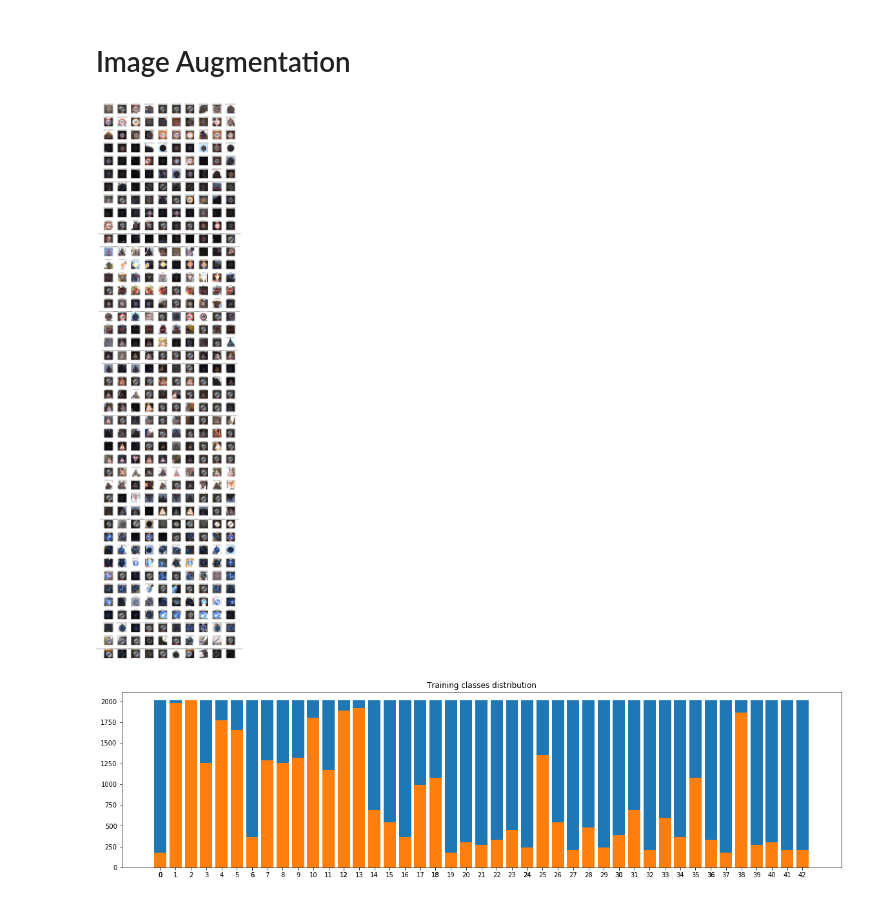
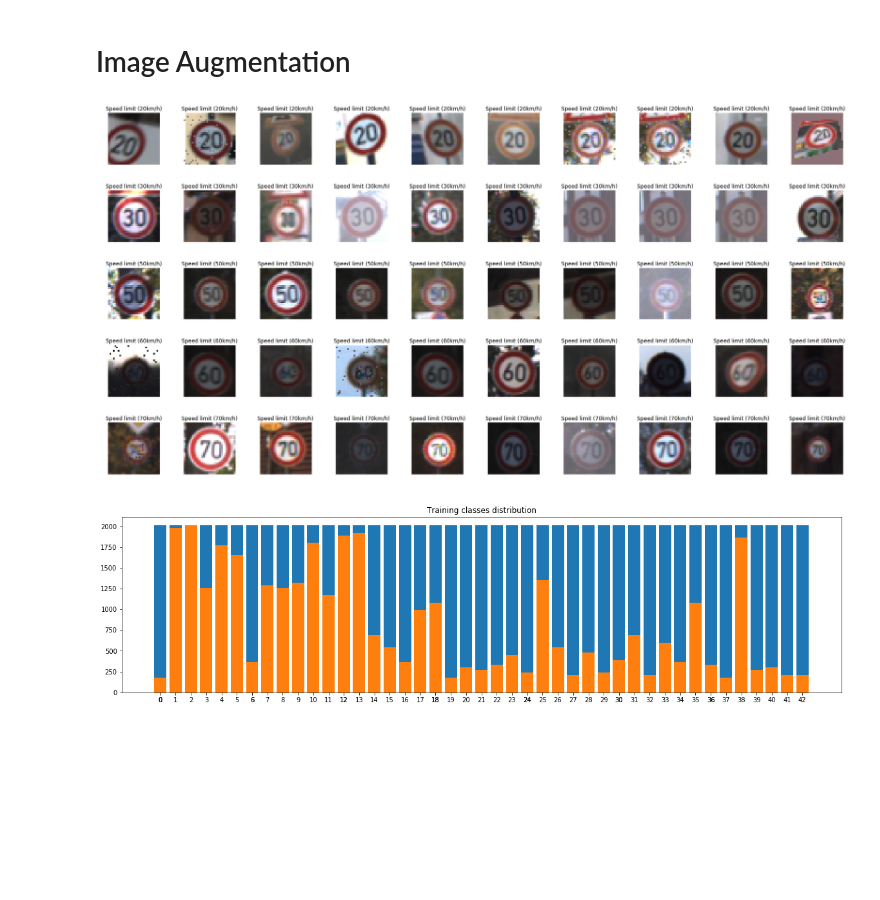
Before and after one commit to cfficaurzua/P2-SDCND, a Jupyter notebook: Traffic_Sign_Classifier.ipynb, the cells around one changed output. Saved outputs shown, nothing was run; the diff lists cells and outputs as text; code cells hidden in the pictures; blank space fills up the shorter version.

Commit message:
fix bad labeling

```diff
--- a/Traffic_Sign_Classifier.ipynb
+++ b/Traffic_Sign_Classifier.ipynb
@@ -184,7 +184,7 @@ def piecewise_transform_augmentation(input, args):
     dst = scatterpoints(src)
     tform = trans.PiecewiseAffineTransform()
     tform.estimate(src, dst)
-    output = img_as_ubyte(trans.warp(X_train[67], tform.inverse, mode=args['mode']))
+    output = img_as_ubyte(trans.warp(input, tform.inverse, mode=args['mode']))
     return [output]
 
 def destroy_augmentation(image, args):
@@ -213,9 +213,8 @@ def augment_data(sample_set, labels_set, required_augdata, functions,args):
             new_data = np.empty((0,)+sample_set.shape[1:], dtype = sample_set.dtype)
             while new_data.shape[0]<required_augdata[i]:
                 index = random.randint(indexes[i],indexes[i+1]-1)
-                args['label'] = labels_set[index]
-                new_data  = np.append(new_data,
-                                      random.choice(functions)(sample_set[index],args),axis=0)
+                args['label'] = i
+                new_data  = np.append(new_data,random.choice(functions)(sample_set[index],args),axis=0)
             samples = np.append(samples,new_data,axis=0)
             labels = np.append(labels, [i]*new_data.shape[0])
             del new_data
@@ -257,9 +257,9 @@ else:
         new_data = augment_data(X_train,y_train, required_augdata,functions,args)
         pickle.dump(new_data, open('new_data.p','wb'))
 # %%
-plotGrid(new_data['x'],new_data['y'],signnames,10,43)
+plotGrid(new_data['x'],new_data['y'],signnames,10,5)
 # %% [output]
-[figure, old version]
+[figure, new version]
 # %%
 aug_classes, aug_counts = np.unique(new_data['y'], return_counts=True)
 classes_count_aug = dict(zip(aug_classes, aug_counts))
```
Also changed, not shown: parts of 9 cells of this notebook.
